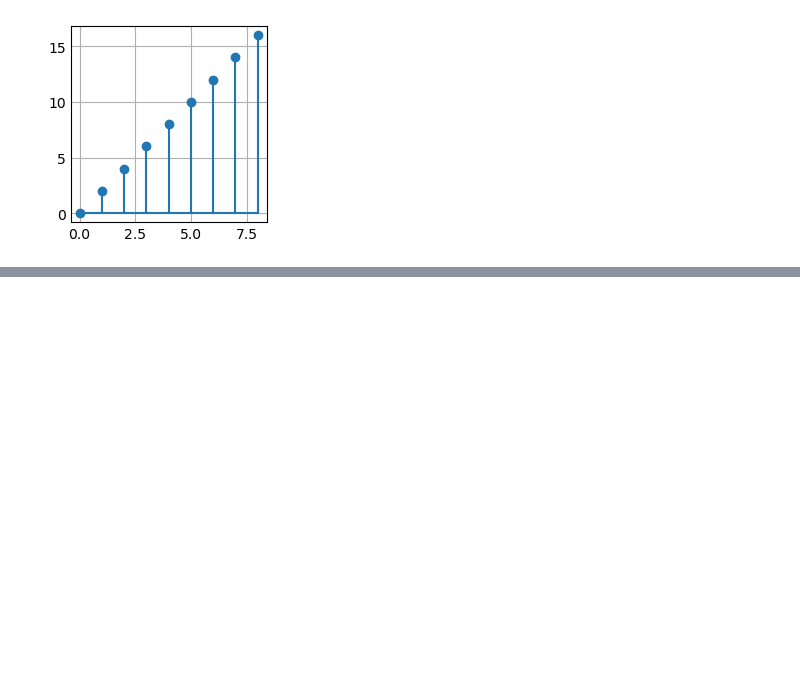
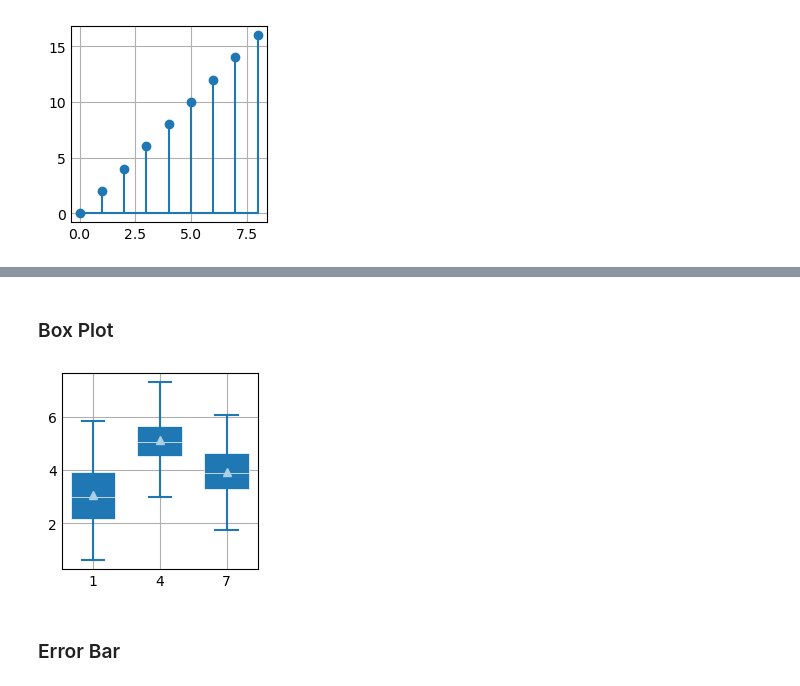
Before and after one commit to Darshan2082002/Python-Project-for-my-understanding, a Jupyter notebook: Python_code_practice/matplotlib.ipynb, the cells around one changed output, grey strips where cells are left out. Saved outputs shown, nothing was run; the diff lists cells and outputs as text; code cells hidden in the pictures; blank space fills up the shorter version.

```diff
--- a/Python_code_practice/matplotlib.ipynb
+++ b/Python_code_practice/matplotlib.ipynb
@@ -95,0 +143,18 @@ plt.show()
+# %% [markdown]
+### Box Plot
+# %%
+import matplotlib.pyplot as plt
+import numpy as np
+plt.style.use('_mpl-gallery')
+y=np.random.normal((3,5,4),(1.25,1.00,1.25),(100,3))
+fig,ax=plt.subplots()
+vp=ax.boxplot(y,positions=[1,4,7],widths=2,patch_artist= True,showmeans=True,showfliers=False,medianprops={"color": "white", "linewidth": 0.5},
+                boxprops={"facecolor": "C0", "edgecolor": "white",
+                          "linewidth": 0.5},
+                whiskerprops={"color": "C0", "linewidth": 1.5},
+                capprops={"color": "C0", "linewidth": 1.5})
+plt.show()
+# %% [output]
+[figure, added]
+# %% [markdown]
+### Error Bar
```
Also changed, not shown: parts of 5 cells of this notebook.
